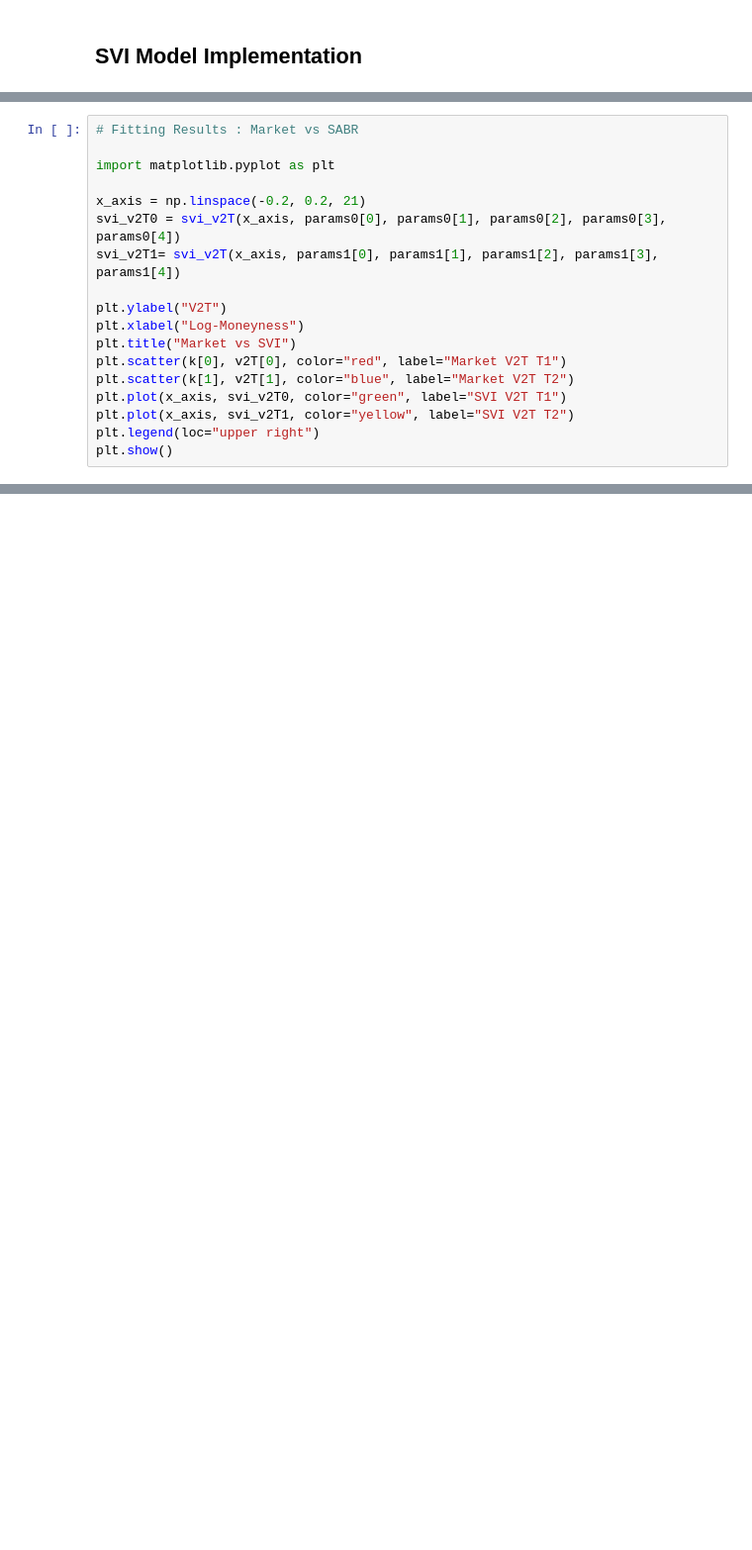
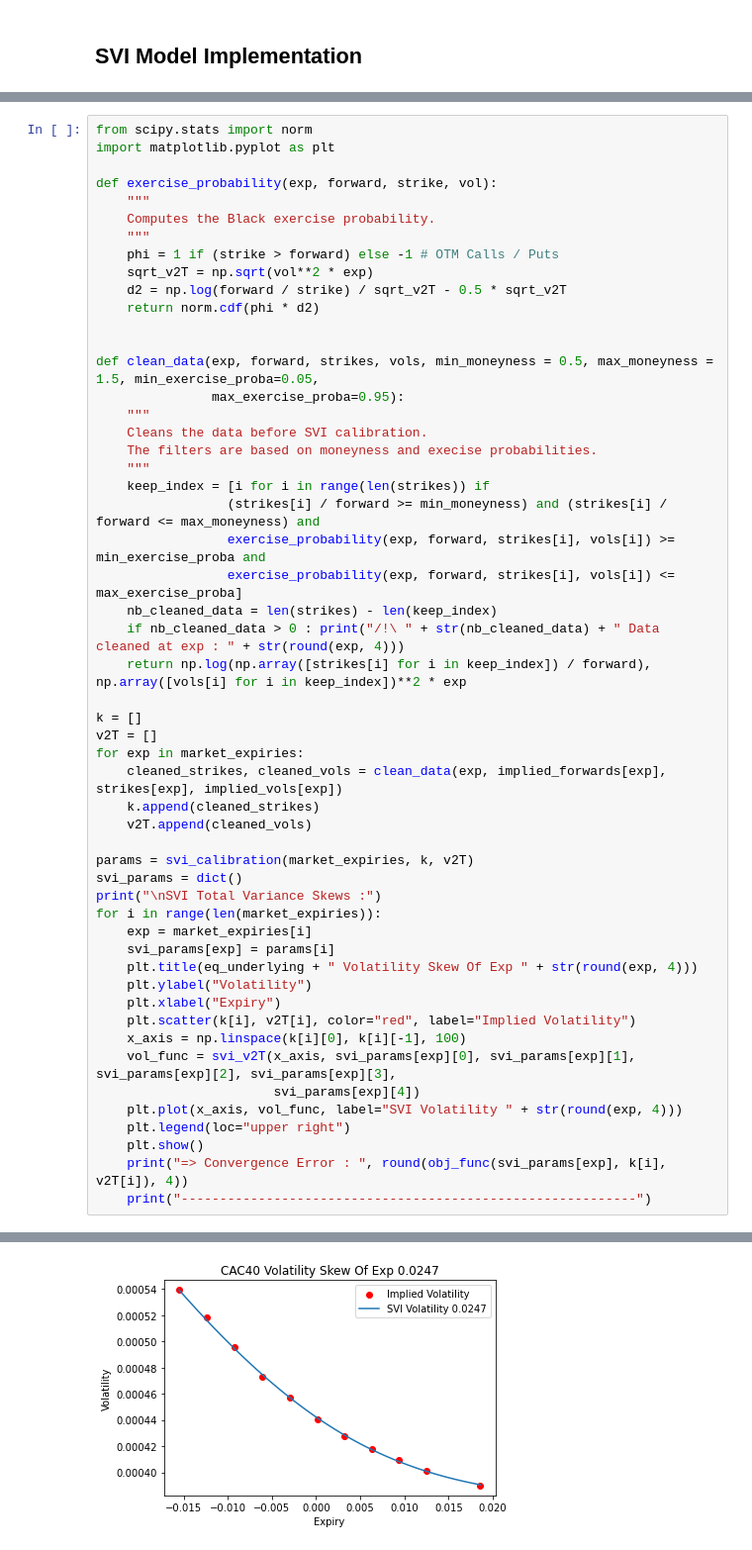
Before and after one commit to Idriss-Afra/Stochastic-Volatility-Inspired-Model, a Jupyter notebook: Stochastic Volatility Inspired Model.ipynb, the cells around one changed output, grey strips where cells are left out. Shown at 99% size. Cells and saved outputs as stored; diff of their text form; blank space fills up the shorter version.

Commit message:
Stochastic Volatility Inspired Model

```diff
--- a/Stochastic Volatility Inspired Model.ipynb
+++ b/Stochastic Volatility Inspired Model.ipynb
@@ -362,18 +248,0 @@ Calibrated SVI parameters 1M :  {'a': 0.0015, 'b': 0.0162, 'Rho': -0.4864, 'm':
-# %%
-# Fitting Results : Market vs SABR
-
-import matplotlib.pyplot as plt
-
-x_axis = np.linspace(-0.2, 0.2, 21)
-svi_v2T0 = svi_v2T(x_axis, params0[0], params0[1], params0[2], params0[3], params0[4])
-svi_v2T1= svi_v2T(x_axis, params1[0], params1[1], params1[2], params1[3], params1[4])
-
-plt.ylabel("V2T")
-plt.xlabel("Log-Moneyness")
-plt.title("Market vs SVI")
-plt.scatter(k[0], v2T[0], color="red", label="Market V2T T1")
-plt.scatter(k[1], v2T[1], color="blue", label="Market V2T T2")
-plt.plot(x_axis, svi_v2T0, color="green", label="SVI V2T T1")
-plt.plot(x_axis, svi_v2T1, color="yellow", label="SVI V2T T2")
-plt.legend(loc="upper right")
-plt.show()
@@ -381,0 +327,54 @@ plt.show()
+# %%
+from scipy.stats import norm
+import matplotlib.pyplot as plt
+
+def exercise_probability(exp, forward, strike, vol):
+    """
+    Computes the Black exercise probability.
+    """
+    phi = 1 if (strike > forward) else -1 # OTM Calls / Puts
+    sqrt_v2T = np.sqrt(vol**2 * exp)
+    d2 = np.log(forward / strike) / sqrt_v2T - 0.5 * sqrt_v2T
+    return norm.cdf(phi * d2)
+
+
+def clean_data(exp, forward, strikes, vols, min_moneyness = 0.5, max_moneyness = 1.5, min_exercise_proba=0.05,
+               max_exercise_proba=0.95):
+    """
+    Cleans the data before SVI calibration.
+    The filters are based on moneyness and execise probabilities.
+    """
+    keep_index = [i for i in range(len(strikes)) if
+                 (strikes[i] / forward >= min_moneyness) and (strikes[i] / forward <= max_moneyness) and
+                 exercise_probability(exp, forward, strikes[i], vols[i]) >= min_exercise_proba and
+                 exercise_probability(exp, forward, strikes[i], vols[i]) <= max_exercise_proba]
+    nb_cleaned_data = len(strikes) - len(keep_index)
+    if nb_cleaned_data > 0 : print("/!\ " + str(nb_cleaned_data) + " Data cleaned at exp : " + str(round(exp, 4)))
+    return np.log(np.array([strikes[i] for i in keep_index]) / forward), np.array([vols[i] for i in keep_index])**2 * exp
+
+k = []
+v2T = []
+for exp in market_expiries:
+    cleaned_strikes, cleaned_vols = clean_data(exp, implied_forwards[exp], strikes[exp], implied_vols[exp])
+    k.append(cleaned_strikes)
+    v2T.append(cleaned_vols)
+
+params = svi_calibration(market_expiries, k, v2T)
+svi_params = dict()
+print("\nSVI Total Variance Skews :")
+for i in range(len(market_expiries)):
+    exp = market_expiries[i]
+    svi_params[exp] = params[i]
+    plt.title(eq_underlying + " Volatility Skew Of Exp " + str(round(exp, 4)))
+    plt.ylabel("Volatility")
+    plt.xlabel("Expiry")
+    plt.scatter(k[i], v2T[i], color="red", label="Implied Volatility")
+    x_axis = np.linspace(k[i][0], k[i][-1], 100)
+    vol_func = svi_v2T(x_axis, svi_params[exp][0], svi_params[exp][1], svi_params[exp][2], svi_params[exp][3],
+                       svi_params[exp][4])
+    plt.plot(x_axis, vol_func, label="SVI Volatility " + str(round(exp, 4)))
+    plt.legend(loc="upper right")
+    plt.show()
+    print("=> Convergence Error : ", round(obj_func(svi_params[exp], k[i], v2T[i]), 4))
+    print("-----------------------------------------------------------")
+# %% [output]
@@ -381,0 +382 @@ plt.show()
+[figure, added]
```
Also changed, not shown: parts of 20 cells of this notebook, 2 other files.
